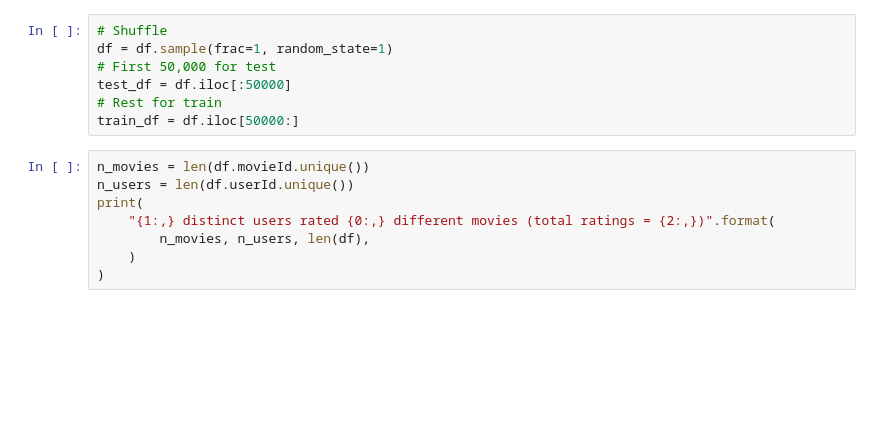
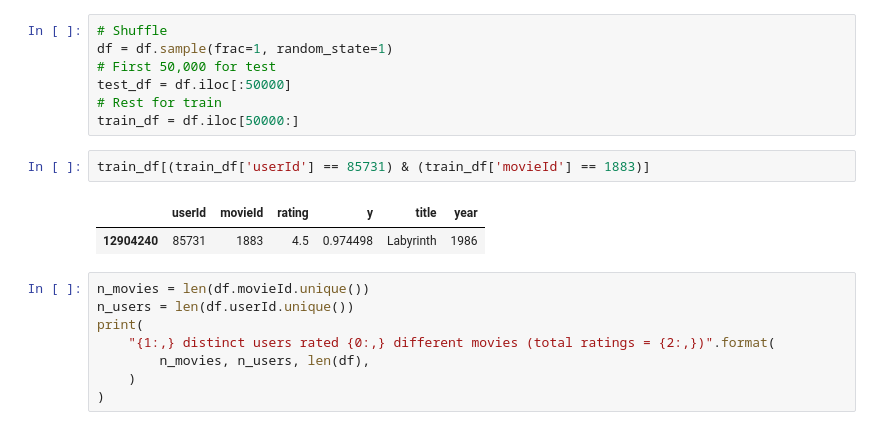
Before and after one commit to JoshVarty/LearningJax, a Jupyter notebook: 02_MovieLens.ipynb, the cells around one changed output. Cells and saved outputs as stored; diff of their text form; blank space fills up the shorter version.

```diff
--- a/02_MovieLens.ipynb
+++ b/02_MovieLens.ipynb
@@ -46,6 +28,11 @@ df = df.sample(frac=1, random_state=1)
 test_df = df.iloc[:50000]
 # Rest for train
 train_df = df.iloc[50000:]
+# %%
+train_df[(train_df['userId'] == 85731) & (train_df['movieId'] == 1883)]
+# %% [output]
+|  | userId | movieId | rating | y | title | year |
+| 12904240 | 85731 | 1883 | 4.5 | 0.974498 | Labyrinth | 1986 |
 # %%
 n_movies = len(df.movieId.unique())
 n_users = len(df.userId.unique())
```
Also changed, not shown: parts of 27 cells of this notebook.
